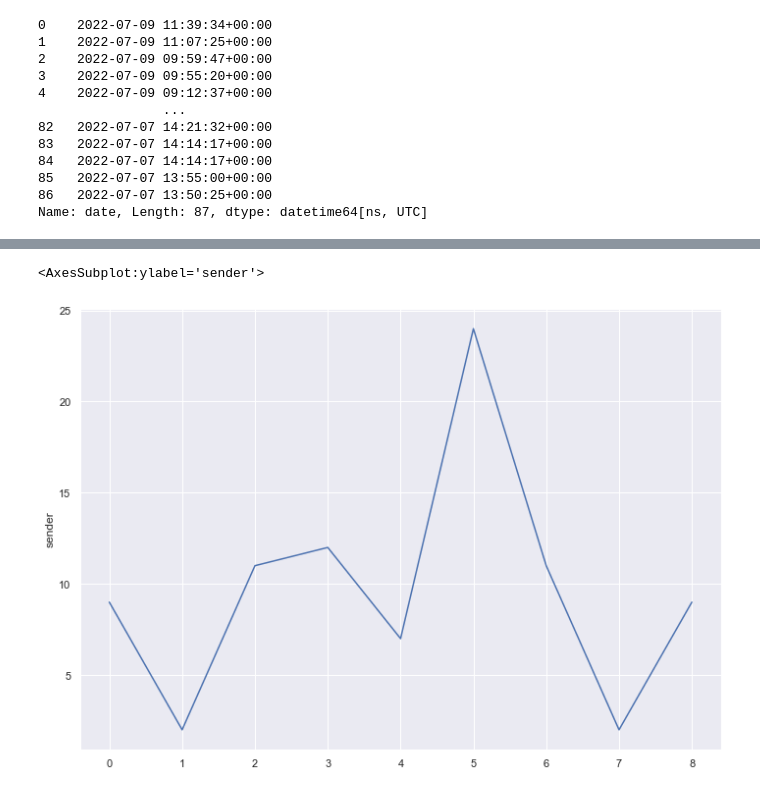
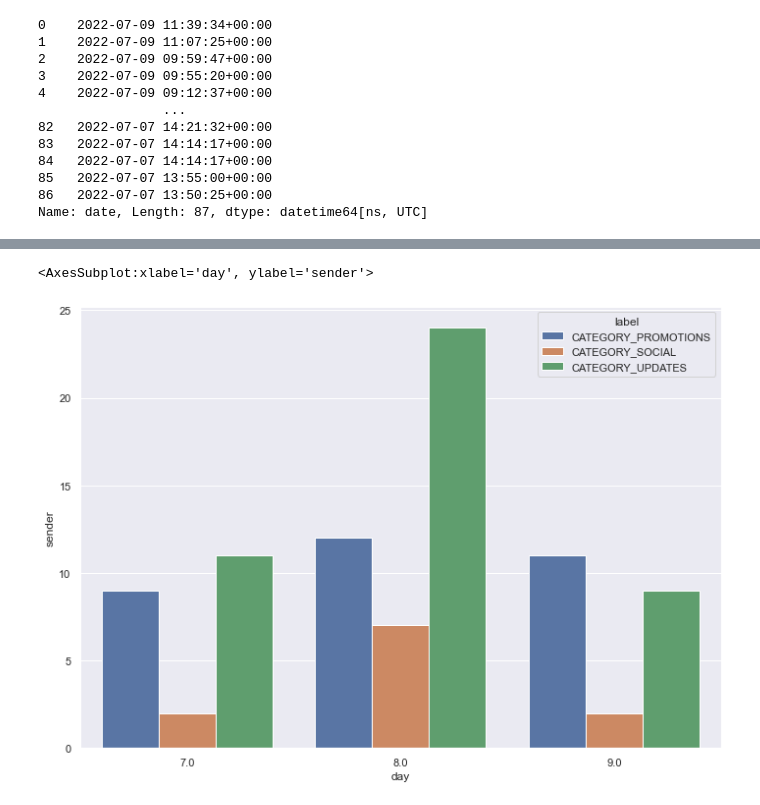
Before and after one commit to Lukas-Forst/100-Days-of-Code, a Jupyter notebook: Day60/Untitled.ipynb, the cells around one changed output, grey strips where cells are left out. Saved outputs shown, nothing was run; the diff lists cells and outputs as text; code cells hidden in the pictures.

Commit message:
Day62
working on creating html email and changing charts up

```diff
--- a/Day60/Untitled.ipynb
+++ b/Day60/Untitled.ipynb
@@ -92,0 +84,7 @@ df_new_d.head()
+# %%
+df_new['day'] = pd.to_numeric(df_new['day'])
+# %%
+df_new_d = df_new.groupby(by=['day','label']).count()
+df_new_d = df_new_d.reset_index()
+# %%
+df_new_d = df_new_d[['day','label','summary']]
@@ -92,0 +95,3 @@ df_new_d.head()
+# %%
+test = df_new_d.set_index('label').T
+test.plot(kind="bar",x="day")
@@ -93,5 +105,5 @@ df_new_d.head()
 # %%
-sns.lineplot(data=df_new_d, x=df_new_d.index,color="label", y="sender")
+sns.barplot(data=df_new_d, x="day",y="sender", hue="label")
 # %% [output]
-<AxesSubplot:ylabel='sender'>
+<AxesSubplot:xlabel='day', ylabel='sender'>
-[figure, old version]
+[figure, new version]
```
Also changed, not shown: parts of 10 cells of this notebook.
